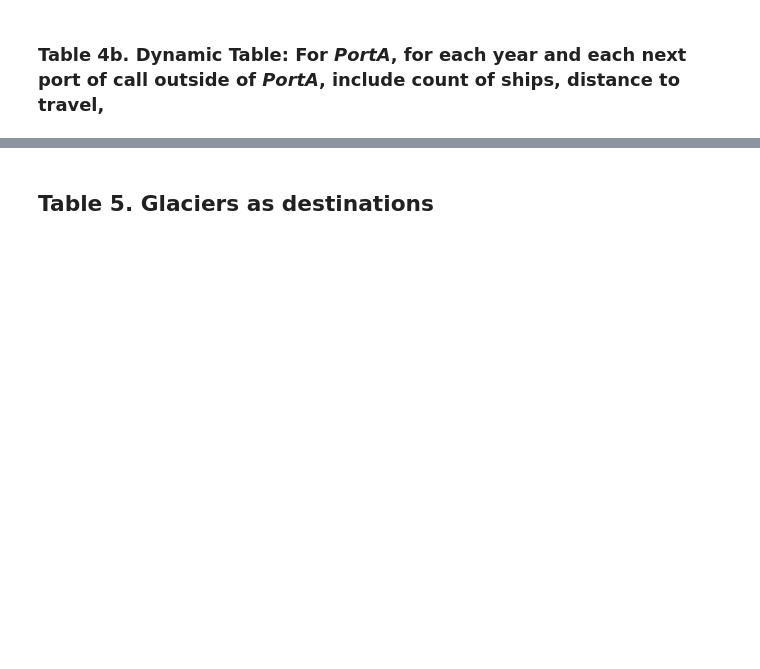
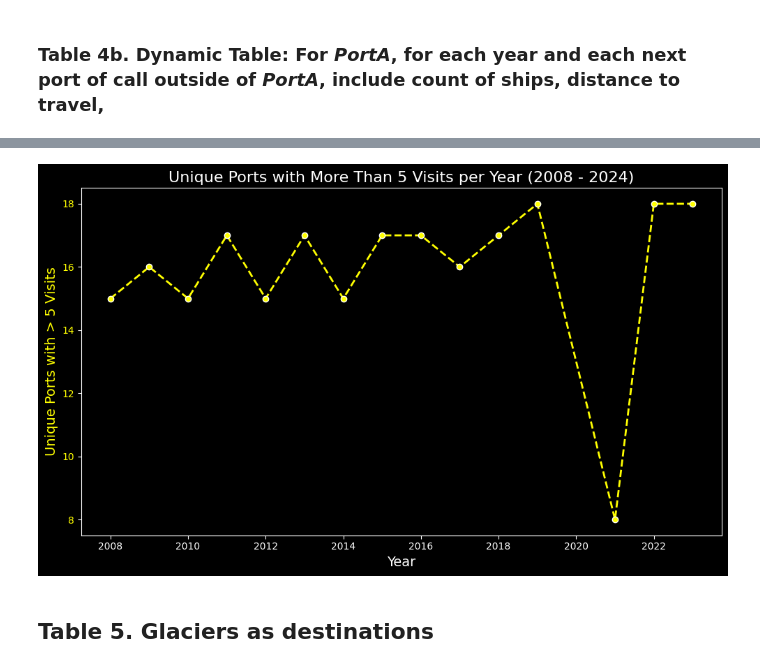
Before and after one commit to gebrady/shippy, a Jupyter notebook: tables_and_figures.ipynb, the cells around one changed output, grey strips where cells are left out. Cells and saved outputs as stored; diff of their text form; code cells hidden in the pictures; blank space fills up the shorter version.

```diff
--- a/tables_and_figures.ipynb
+++ b/tables_and_figures.ipynb
@@ -506,3 +443,42 @@ t
+# %%
+# Step 1: Filter out ports with fewer than 5 visits
+port_counts = attributed_claa_df['portName'].value_counts()
+ports_over_5_visits = port_counts[port_counts > 5].index
+filtered_df = attributed_claa_df[attributed_claa_df['portName'].isin(ports_over_5_visits)]
+
+filtered = False
+
+# Step 2: Group by year and count unique ports
+
+if True:
+    df_grouped_ports = filtered_df.groupby('year').agg({
+        'portName': 'nunique'
+    }).reset_index()
+else:
+    df_grouped_ports = attributed_claa_df.groupby('year').agg({
+        'portName': 'nunique'
+    }).reset_index()
+
+
+# Rename columns for clarity
+df_grouped_ports.columns = ['year', 'unique_ports']
+
+# Step 3: Create the plot
+plt.style.use('dark_background')  # Set dark mode
+
+plt.figure(figsize=(10, 6))
+plt.plot(df_grouped_ports['year'], df_grouped_ports['unique_ports'], color='yellow', label='Unique Port Calls > 5 Visits', linewidth=2, linestyle='--')
+plt.scatter(df_grouped_ports['year'], df_grouped_ports['unique_ports'], color='yellow', edgecolor='white', zorder=5)  # Adding points
+plt.xlabel('Year', fontsize=14)
+plt.ylabel('Unique Ports with > 5 Visits', color='yellow', fontsize=14)
+plt.tick_params(axis='y', labelcolor='yellow')
+plt.title('Unique Ports with More Than 5 Visits per Year (2008 - 2024)', fontsize=16, color='white')
+plt.grid(False)
+
+plt.tight_layout()
+plt.show()
+# %% [output]
+[figure, added]
 # %% [markdown]
 ## Table 5. Glaciers as destinations
 # %% [markdown]
```
Also changed, not shown: parts of 35 cells of this notebook, 1 other file.
